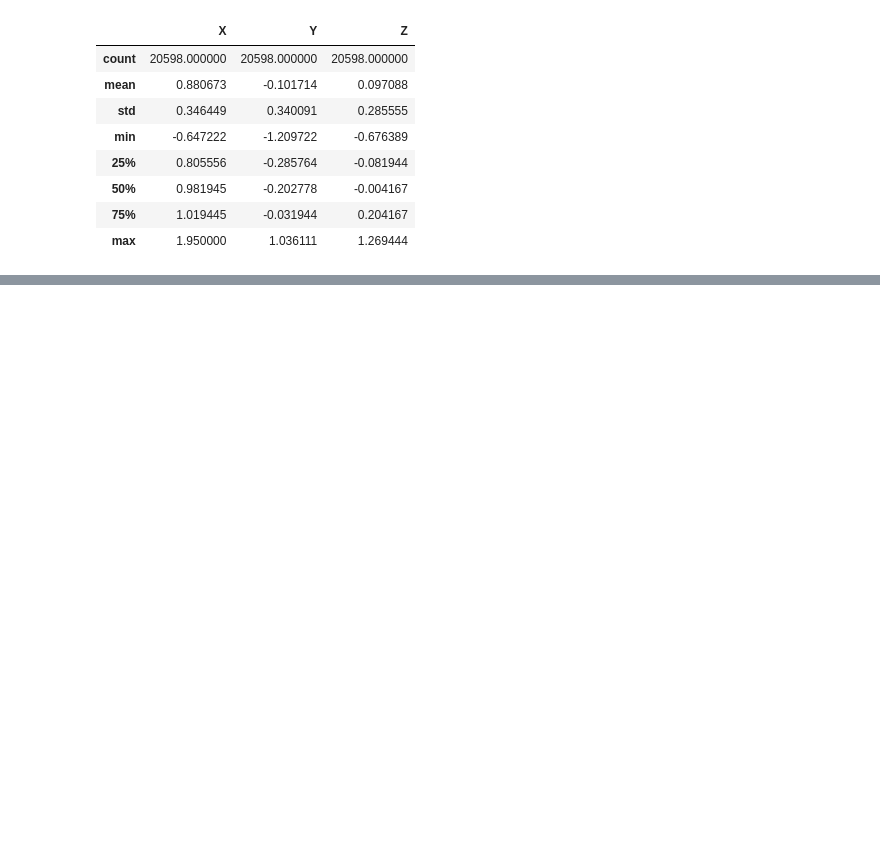
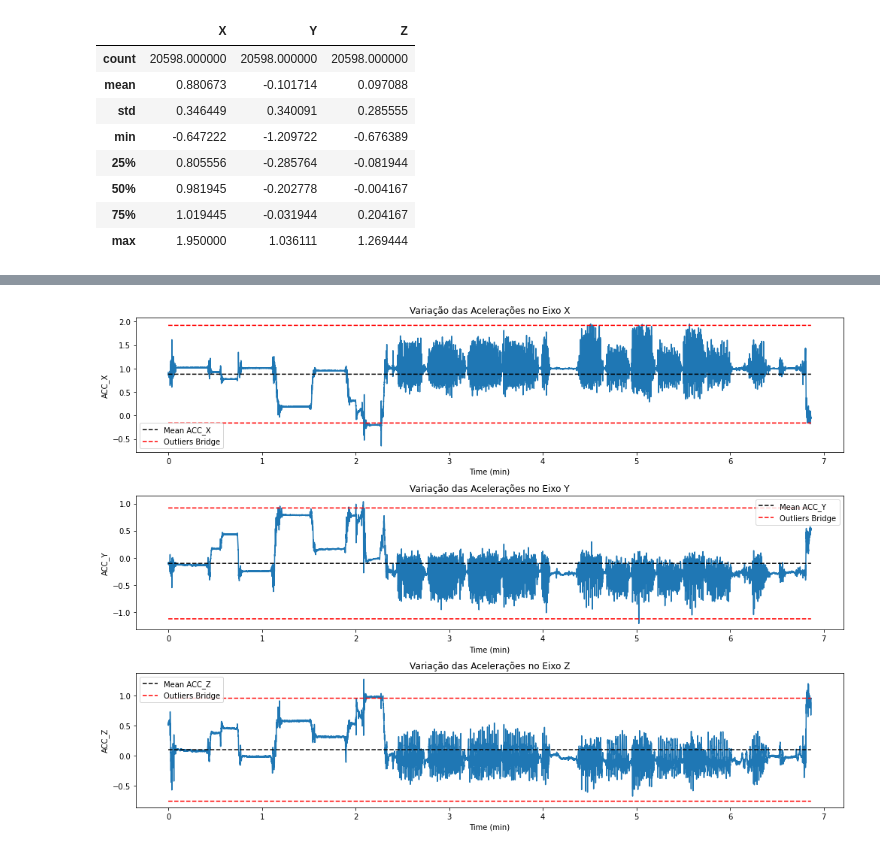
Before and after one commit to joelpoliveira/ProjetoATD, a Jupyter notebook: Nao_sei_o_nome.ipynb, the cells around one changed output, grey strips where cells are left out. Drawn from its saved outputs; the diff is of its cells as text; code cells hidden in the pictures; blank space fills up the shorter version.

```diff
--- a/Nao_sei_o_nome.ipynb
+++ b/Nao_sei_o_nome.ipynb
@@ -210,0 +126,47 @@ plt.tight_layout()
+# %%
+freq = 50
+T = 1/freq
+seg = np.arange(0, len(user1_1['X']) * T, T)
+minuts = seg/60
+
+plt.figure(figsize=(14,10))
+plt.subplot(311)
+
+figure = sns.lineplot(x = minuts, y='X', data = user1_1, palette = 'viridis', markers = '*' )
+meanfig, = plt.plot(minuts, np.full(len(minuts), user1_1['X'].mean()),'--', c='black')
+meanfig.set_label("Mean ACC_X")
+outfig, = plt.plot(minuts, np.full(len(minuts), user1_1['X'].mean() + 3*user1_1['X'].std()),'--', c='red')
+outfig.set_label("Outliers Bridge")
+plt.plot(minuts, np.full(len(minuts), user1_1['X'].mean() - 3*user1_1['X'].std()),'--', c='red')
+plt.xlabel("Time (min)")
+plt.ylabel("ACC_X")
+plt.title("Variação das Acelerações no Eixo X")
+plt.legend()
+
+plt.subplot(312)
+figure = sns.lineplot(x = minuts, y='Y', data = user1_1, palette = 'viridis', markers = '*' )
+meanfig, = plt.plot(minuts, np.full(len(minuts), user1_1['Y'].mean()),'--', c='black')
+meanfig.set_label("Mean ACC_Y")
+outfig, = plt.plot(minuts, np.full(len(minuts), user1_1['Y'].mean() + 3*user1_1['Y'].std()),'--', c='red')
+outfig.set_label("Outliers Bridge")
+plt.plot(minuts, np.full(len(minuts), user1_1['Y'].mean() - 3*user1_1['Y'].std()),'--', c='red')
+plt.xlabel("Time (min)")
+plt.ylabel("ACC_Y")
+plt.title("Variação das Acelerações no Eixo Y")
+plt.legend()
+
+plt.subplot(313)
+figure = sns.lineplot(x = minuts, y='Z', data = user1_1, palette = 'viridis', markers = '*' )
+meanfig, = plt.plot(minuts, np.full(len(minuts), user1_1['Z'].mean()),'--', c='black')
+meanfig.set_label("Mean ACC_Z")
+outfig, = plt.plot(minuts, np.full(len(minuts), user1_1['Z'].mean() + 3*user1_1['Z'].std()),'--', c='red')
+outfig.set_label("Outliers Bridge")
+plt.plot(minuts, np.full(len(minuts), user1_1['Z'].mean() - 3*user1_1['Z'].std()),'--', c='red')
+plt.xlabel("Time (min)")
+plt.ylabel("ACC_Z")
+plt.title("Variação das Acelerações no Eixo Z")
+plt.legend()
+
+plt.tight_layout()
+# %% [output]
+[figure, added]
```
Also changed, not shown: parts of 9 cells of this notebook.
